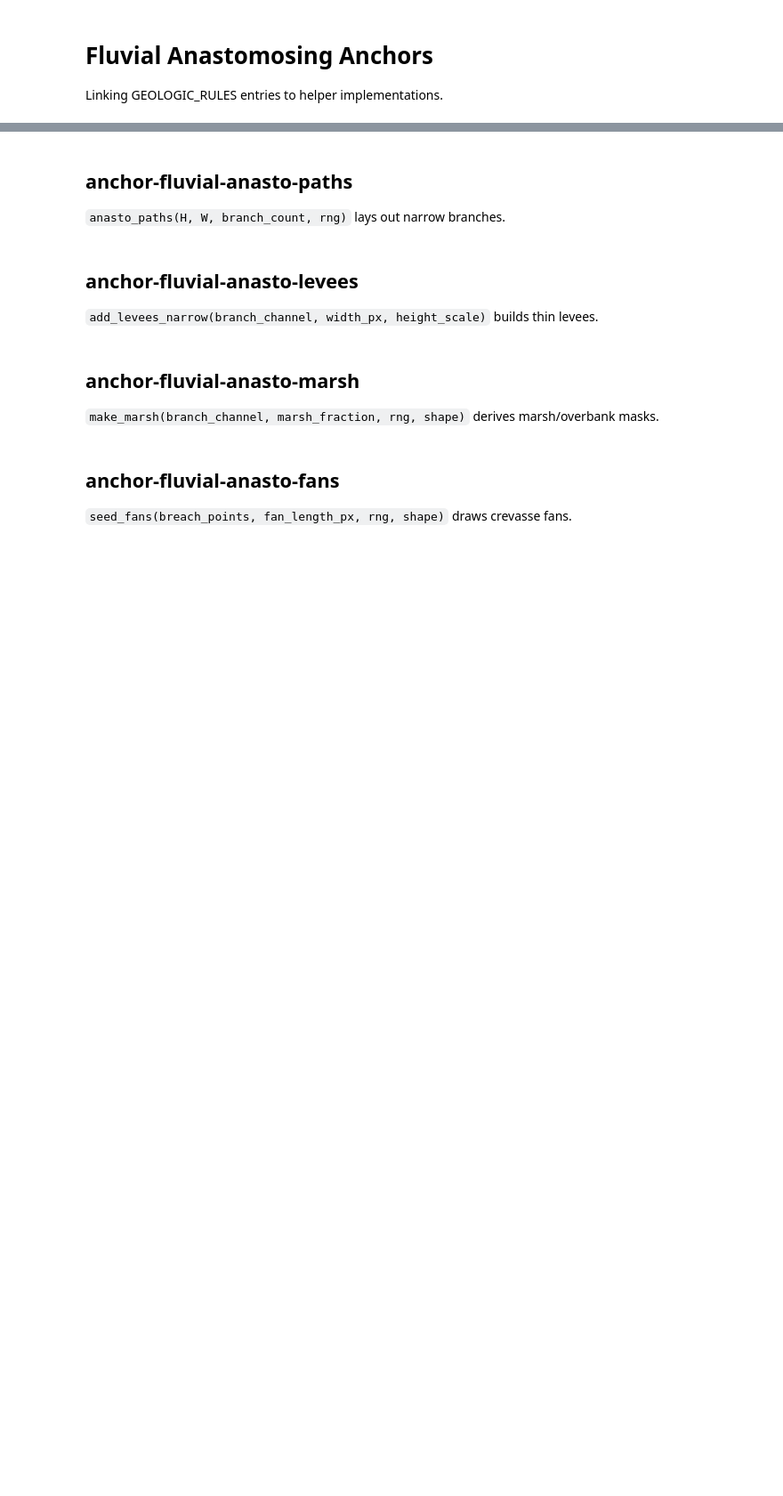
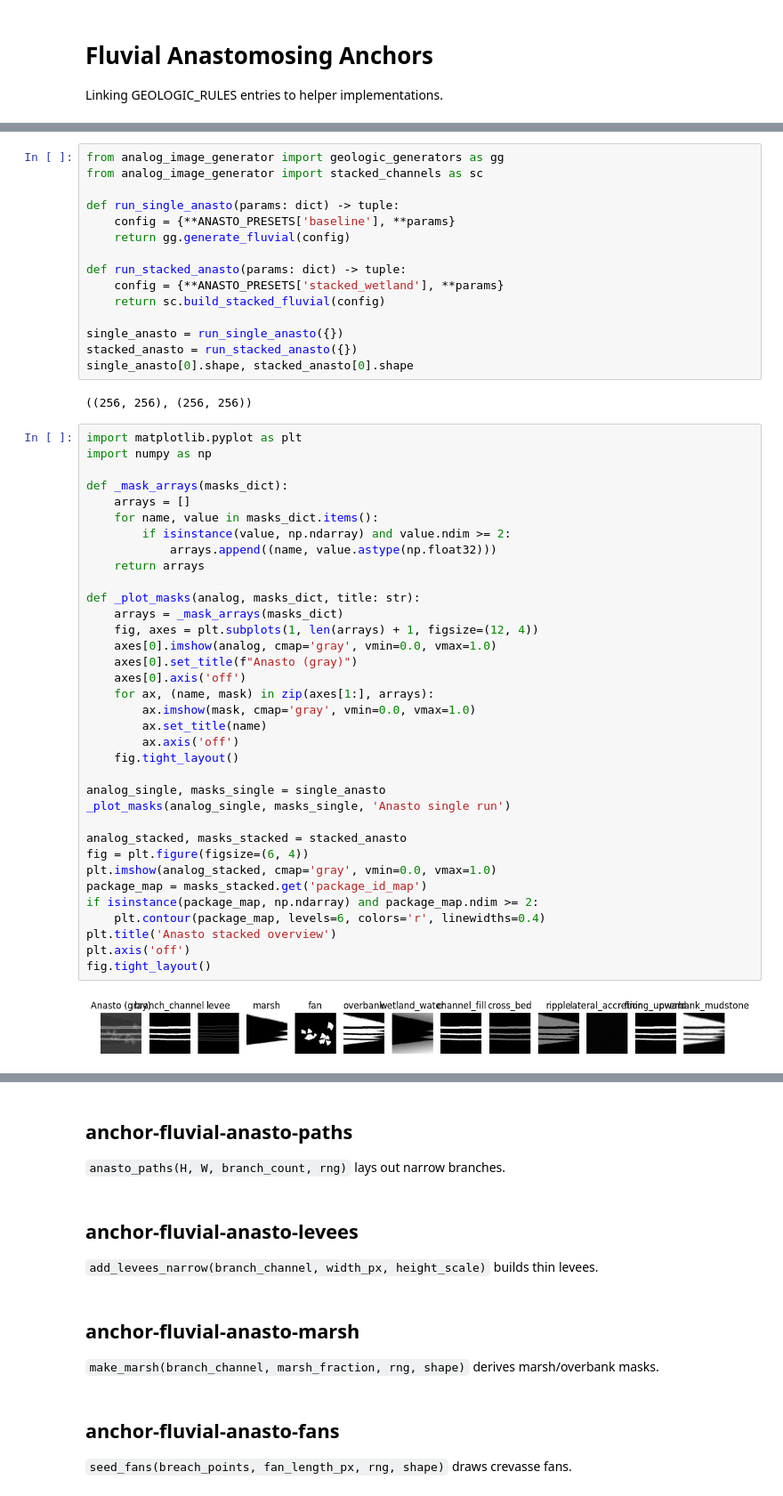
Before and after one commit to Zanzagar/analog_image_generator, a Jupyter notebook: notebooks/fluvial_anastomosing.ipynb, the cells around one changed output, grey strips where cells are left out. Shown at 89% size. Saved outputs shown, nothing was run; the diff lists cells and outputs as text; blank space fills up the shorter version.

Commit message:
feat: scaffold fluvial demo notebooks and docs

```diff
--- a/notebooks/fluvial_anastomosing.ipynb
+++ b/notebooks/fluvial_anastomosing.ipynb
@@ -3,0 +78,54 @@ Linking GEOLOGIC_RULES entries to helper implementations.
+# %%
+from analog_image_generator import geologic_generators as gg
+from analog_image_generator import stacked_channels as sc
+
+def run_single_anasto(params: dict) -> tuple:
+    config = {**ANASTO_PRESETS['baseline'], **params}
+    return gg.generate_fluvial(config)
+
+def run_stacked_anasto(params: dict) -> tuple:
+    config = {**ANASTO_PRESETS['stacked_wetland'], **params}
+    return sc.build_stacked_fluvial(config)
+
+single_anasto = run_single_anasto({})
+stacked_anasto = run_stacked_anasto({})
+single_anasto[0].shape, stacked_anasto[0].shape
+# %% [output]
+((256, 256), (256, 256))
+# %%
+import matplotlib.pyplot as plt
+import numpy as np
+
+def _mask_arrays(masks_dict):
+    arrays = []
+    for name, value in masks_dict.items():
+        if isinstance(value, np.ndarray) and value.ndim >= 2:
+            arrays.append((name, value.astype(np.float32)))
+    return arrays
+
+def _plot_masks(analog, masks_dict, title: str):
+    arrays = _mask_arrays(masks_dict)
+    fig, axes = plt.subplots(1, len(arrays) + 1, figsize=(12, 4))
+    axes[0].imshow(analog, cmap='gray', vmin=0.0, vmax=1.0)
+    axes[0].set_title(f"Anasto (gray)")
+    axes[0].axis('off')
+    for ax, (name, mask) in zip(axes[1:], arrays):
+        ax.imshow(mask, cmap='gray', vmin=0.0, vmax=1.0)
+        ax.set_title(name)
+        ax.axis('off')
+    fig.tight_layout()
+
+analog_single, masks_single = single_anasto
+_plot_masks(analog_single, masks_single, 'Anasto single run')
+
+analog_stacked, masks_stacked = stacked_anasto
+fig = plt.figure(figsize=(6, 4))
+plt.imshow(analog_stacked, cmap='gray', vmin=0.0, vmax=1.0)
+package_map = masks_stacked.get('package_id_map')
+if isinstance(package_map, np.ndarray) and package_map.ndim >= 2:
+    plt.contour(package_map, levels=6, colors='r', linewidths=0.4)
+plt.title('Anasto stacked overview')
+plt.axis('off')
+fig.tight_layout()
+# %% [output]
+[figure, added]
```
Also changed, not shown: parts of 5 cells of this notebook, 14 other files.
